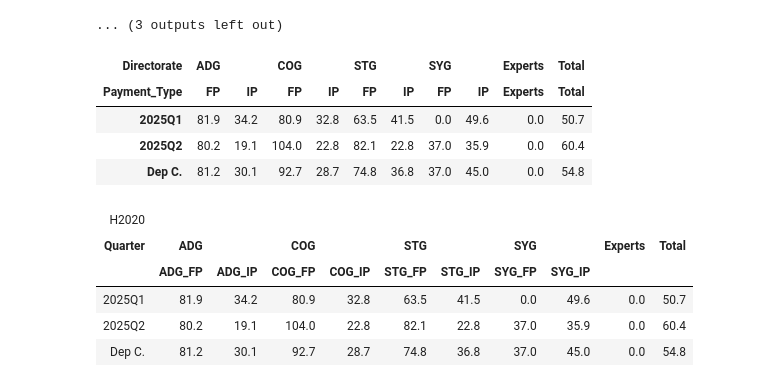
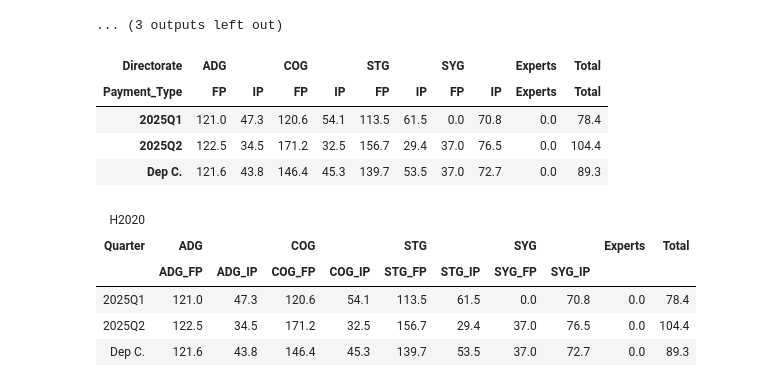
Before and after one commit to vinciliba/QuarterlyReport, a Jupyter notebook: payments.ipynb, the cells around one changed output. Saved outputs shown, nothing was run; the diff lists cells and outputs as text; code cells hidden in the pictures.

```diff
--- a/payments.ipynb
+++ b/payments.ipynb
@@ -5046,23 +5043,23 @@ def format_tables_ttp_annex(df, table_colors=None, table_title='nothing'):
 # %%
 h2020_net, heu_net, h2020_gross, heu_gross = generate_quarterly_tables_for_great_tables(df_paym, cutoff)
 # %%
-h2020_net
+h2020_gross
 # %% [output]
 | Directorate | ADG |  | COG |  | STG |  | SYG |  | Experts | Total |
 | Payment_Type | FP | IP | FP | IP | FP | IP | FP | IP | Experts | Total |
-| 2025Q1 | 81.9 | 34.2 | 80.9 | 32.8 | 63.5 | 41.5 | 0.0 | 49.6 | 0.0 | 50.7 |
-| 2025Q2 | 80.2 | 19.1 | 104.0 | 22.8 | 82.1 | 22.8 | 37.0 | 35.9 | 0.0 | 60.4 |
-| Dep C. | 81.2 | 30.1 | 92.7 | 28.7 | 74.8 | 36.8 | 37.0 | 45.0 | 0.0 | 54.8 |
+| 2025Q1 | 121.0 | 47.3 | 120.6 | 54.1 | 113.5 | 61.5 | 0.0 | 70.8 | 0.0 | 78.4 |
+| 2025Q2 | 122.5 | 34.5 | 171.2 | 32.5 | 156.7 | 29.4 | 37.0 | 76.5 | 0.0 | 104.4 |
+| Dep C. | 121.6 | 43.8 | 146.4 | 45.3 | 139.7 | 53.5 | 37.0 | 72.7 | 0.0 | 89.3 |
 # %%
-h2020_net_tbl = format_tables_ttp_annex(h2020_net,table_colors=None,table_title='H2020')
-h2020_net_tbl
+h2020_gross_tbl = format_tables_ttp_annex(h2020_gross,table_colors=None,table_title='H2020')
+h2020_gross_tbl
 # %% [output]
 | H2020 |  |  |  |  |  |  |  |  |  |  |
 | Quarter | ADG |  | COG |  | STG |  | SYG |  | Experts | Total |
 |  | ADG_FP | ADG_IP | COG_FP | COG_IP | STG_FP | STG_IP | SYG_FP | SYG_IP |  |  |
-| 2025Q1 | 81.9 | 34.2 | 80.9 | 32.8 | 63.5 | 41.5 | 0.0 | 49.6 | 0.0 | 50.7 |
-| 2025Q2 | 80.2 | 19.1 | 104.0 | 22.8 | 82.1 | 22.8 | 37.0 | 35.9 | 0.0 | 60.4 |
-| Dep C. | 81.2 | 30.1 | 92.7 | 28.7 | 74.8 | 36.8 | 37.0 | 45.0 | 0.0 | 54.8 |
+| 2025Q1 | 121.0 | 47.3 | 120.6 | 54.1 | 113.5 | 61.5 | 0.0 | 70.8 | 0.0 | 78.4 |
+| 2025Q2 | 122.5 | 34.5 | 171.2 | 32.5 | 156.7 | 29.4 | 37.0 | 76.5 | 0.0 | 104.4 |
+| Dep C. | 121.6 | 43.8 | 146.4 | 45.3 | 139.7 | 53.5 | 37.0 | 72.7 | 0.0 | 89.3 |
 # %%
 tables = generate_complete_ttp_suite(df_paym, cutoff)
 h2020_effect = tables['h2020_effectiveness']
```
Also changed, not shown: parts of 15 cells of this notebook.
